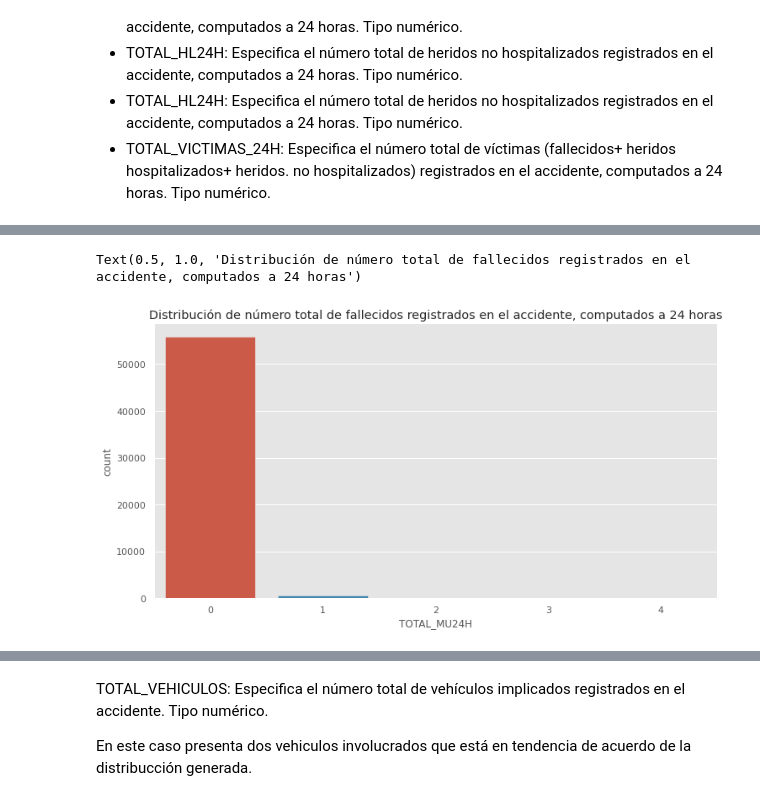
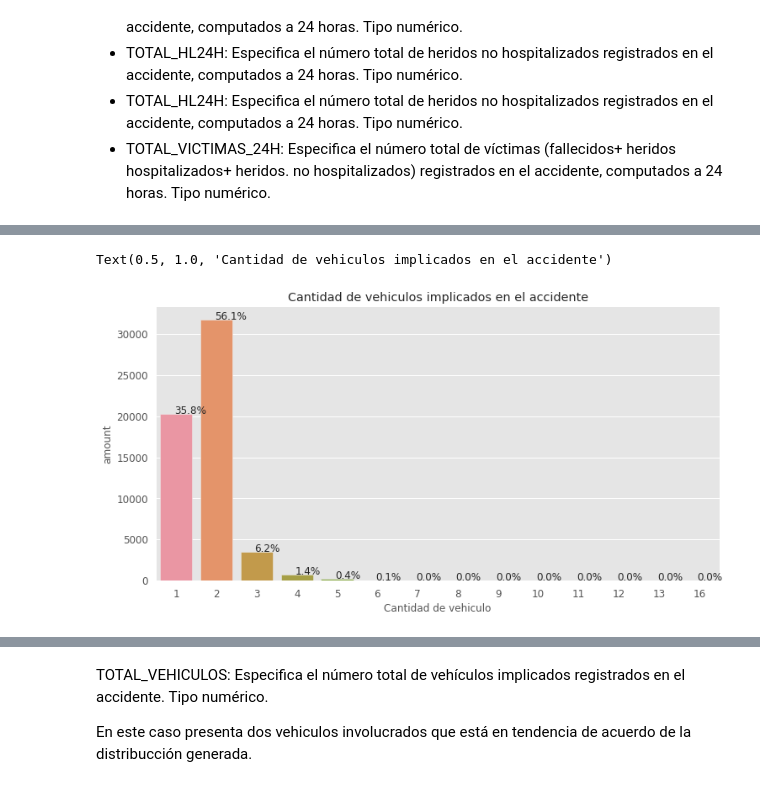
Before and after one commit to Davixino/Trabajo-Final, a Jupyter notebook: Análisis_de_datos.ipynb, the cells around one changed output, grey strips where cells are left out. Saved outputs shown, nothing was run; the diff lists cells and outputs as text; code cells hidden in the pictures.

```diff
--- a/Análisis_de_datos.ipynb
+++ b/Análisis_de_datos.ipynb
@@ -101,6 +101,9 @@ Municipio           object
 Length: 83, dtype: object
 # %% [markdown]
  Averiguar cuales son las variables cuantativas
+# %%
+
+df_cod = df_cod.infer_objects()
 # %%
 df_numeric = df_cod.select_dtypes(include=[np.number])
 numeric_cols = df_numeric.columns.values
@@ -403,3 +417,12 @@ print(df_cod.shape)
+# %%
+
+def without_hue(ax, feature):
+    total = len(feature)
+    for p in ax.patches:
+        percentage="{:.1f}%".format(100 * p.get_height()/total)
+        x = p.get_x() + p.get_width() / 2 - 0.05
+        y = p.get_y() + p.get_height()
+        ax.annotate(percentage, (x, y), size = 12)
 # %%
 #Distribución
 plt.figure(figsize=(12,6))
@@ -413,10 +483,15 @@ Text(0.5, 1.0, 'Distribución de número total de fallecidos registrados en el a
 # %%
 #Distribución
 plt.figure(figsize=(12,6))
-sns.countplot(data = df_cod, x = "TOTAL_MU24H")
-df_cod['TOTAL_MU24H'].value_counts(0).sort_index
+ax=sns.countplot(data = df_cod, x = "TOTAL_VEHICULOS")
+plt.xticks(size = 12)
+plt.xlabel("Cantidad de vehiculo", size = 12)
+plt.yticks(size = 12)
+plt.ylabel('amount', size=12)
+without_hue(ax,df_cod.TOTAL_VEHICULOS)
 
-plt.title('Distribución de número total de fallecidos registrados en el accidente, computados a 24 horas')
+
+plt.title('Cantidad de vehiculos implicados en el accidente')
 # %% [output]
-Text(0.5, 1.0, 'Distribución de número total de fallecidos registrados en el accidente, computados a 24 horas')
+Text(0.5, 1.0, 'Cantidad de vehiculos implicados en el accidente')
-[figure, old version]
+[figure, new version]
```
Also changed, not shown: parts of 21 cells of this notebook.
